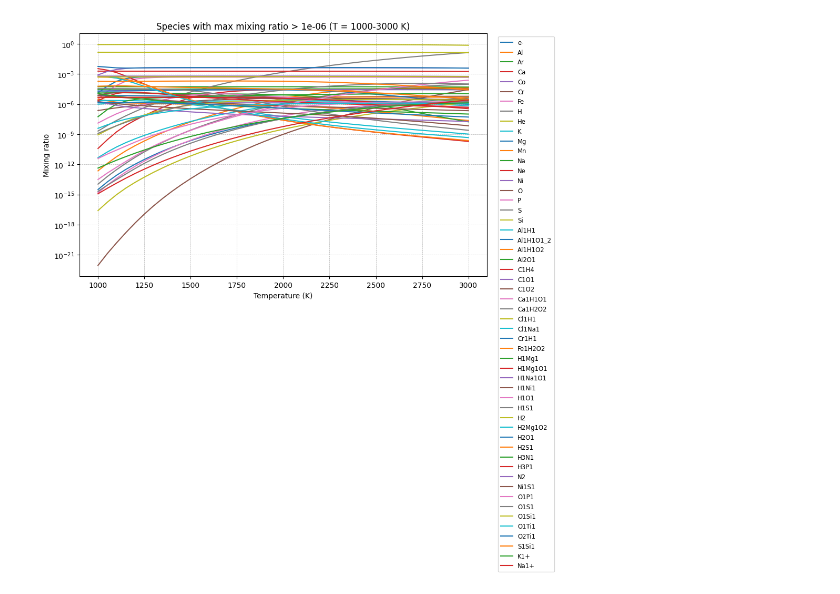
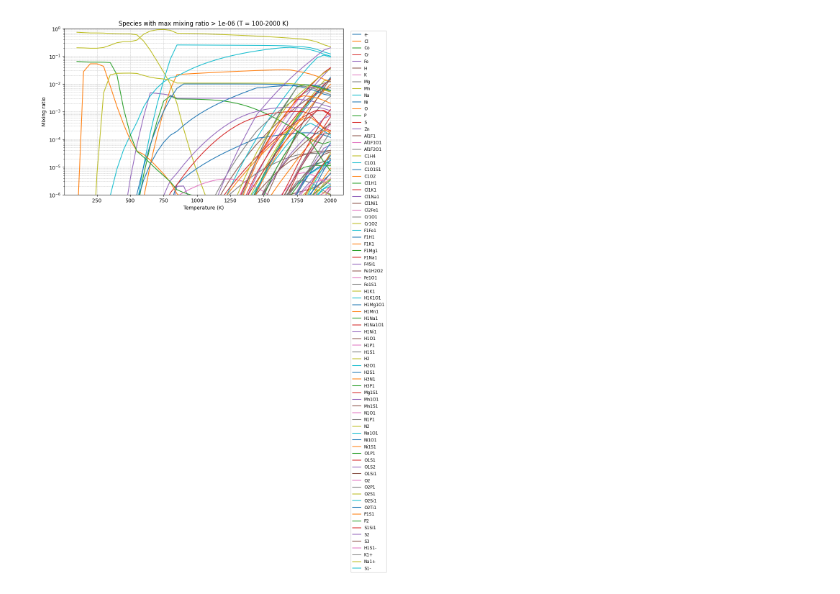
Before and after one commit to cwirth-astro/HELIOS, a Jupyter notebook: chem_testing.ipynb, the cells around one changed output. Drawn from its saved outputs; the diff is of its cells as text; code cells hidden in the pictures.

```diff
--- a/chem_testing.ipynb
+++ b/chem_testing.ipynb
@@ -4,2 +43,2 @@ import matplotlib.pyplot as plt
 # %%
-df = pd.read_csv('input/chemistry/lodders_m1/chem.dat', sep='\s+')
+df = pd.read_csv(f'input/chemistry/{comp}/chem_daniel.dat', sep='\\s+')
@@ -6,2 +134,8 @@ df = pd.read_csv('input/chemistry/lodders_m1/chem.dat', sep='\s+')
 # %%
-df
+df['vmr_sum'] = 0
+for col in df.columns:
+    if "(" in col:
+        continue
+    if col == 'vmr_sum':
+        continue
+    df['vmr_sum'] += df[col]
@@ -21,0 +142,8 @@ df
+# %%
+for col in df.columns:
+    if "(" in col:
+        continue
+    if col == 'vmr_sum':
+        continue
+    df[col] = df[col] / df['vmr_sum']
+df["m(u)"] = df["m(u)"] / df['vmr_sum']
@@ -22,35 +165,36 @@ df
 # %%
 # select temperature column and sort rows by temperature
-temp_col = 'T(k)'
+temp_col = 'T(K)'
 df_sorted = df.sort_values(temp_col)
-pressure_selected = 1e-0  # bar
-df_sorted = df_sorted[df_sorted['#P(bar)'] == pressure_selected]
+pressure_selected = 1e-2  # bar
+df_sorted = df_sorted[df_sorted['#p(bar)'] == pressure_selected]
 
-# restrict to temperature range 1000-3000 K
-temp_min, temp_max = 1000, 3000
+# restrict to temperature range 100-1500 K
+temp_min, temp_max = 100, 2000
 df_range = df_sorted[df_sorted[temp_col].between(temp_min, temp_max)]
 
 # choose species whose maximum mixing ratio exceeds threshold (exclude columns with '(' like T(k))
 threshold = 1e-6
 species = [c for c in df.columns if '(' not in c and df_range[c].max() > threshold]
 
 if df_range.empty:
     print(f"No rows found in temperature range {temp_min}-{temp_max} K.")
 elif not species:
     print("No species found with max mixing ratio > 1e-6.")
 else:
     x = df_range[temp_col]
     plt.figure(figsize=(10, 6))
     for col in species:
         plt.plot(x, df_range[col], label=col)
     plt.yscale('log')
     plt.xlabel('Temperature (K)')
     plt.ylabel('Mixing ratio')
     plt.title(f"Species with max mixing ratio > {threshold:.0e} (T = {temp_min}-{temp_max} K)")
     plt.grid(True, which='both', linestyle='--', linewidth=0.5)
     plt.legend(fontsize='small', bbox_to_anchor=(1.02, 1), loc='upper left')
+    plt.ylim(1e-6,1)
     plt.tight_layout()
     plt.show()
 # %% [output]
-[figure, old version]
+[figure, new version]
 # %%
```
Also changed, not shown: parts of 27 cells of this notebook, 25 other files.
